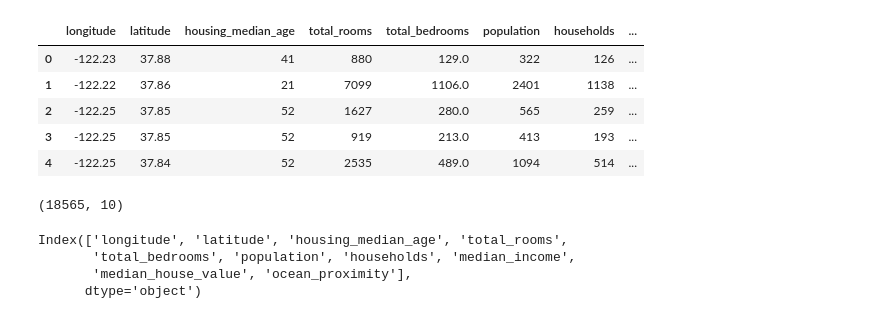
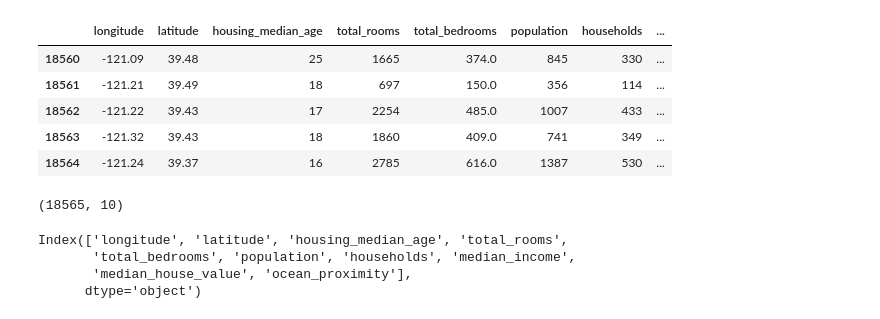
Before and after one commit to Meghnagopi/house-price-prediction-, a Jupyter notebook: Untitled1.ipynb, the cells around one changed output. Drawn from its saved outputs; the diff is of its cells as text; code cells hidden in the pictures.

```diff
--- a/Untitled1.ipynb
+++ b/Untitled1.ipynb
@@ -6,13 +7,15 @@ from matplotlib import pyplot as plt
 import matplotlib
 matplotlib.rcParams["figure.figsize"] = (20,10)
 # %%
+#Loading the data and basic overview
 df1 = pd.read_csv("house_price.csv")
 df1.head()
+df1.tail()
 # %% [output]
 |  | longitude | latitude | housing_median_age | total_rooms | total_bedrooms | population | households | ... |
-| 0 | -122.23 | 37.88 | 41 | 880 | 129.0 | 322 | 126 | ... |
-| 1 | -122.22 | 37.86 | 21 | 7099 | 1106.0 | 2401 | 1138 | ... |
-| 2 | -122.25 | 37.85 | 52 | 1627 | 280.0 | 565 | 259 | ... |
-| 3 | -122.25 | 37.85 | 52 | 919 | 213.0 | 413 | 193 | ... |
-| 4 | -122.25 | 37.84 | 52 | 2535 | 489.0 | 1094 | 514 | ... |
+| 18560 | -121.09 | 39.48 | 25 | 1665 | 374.0 | 845 | 330 | ... |
+| 18561 | -121.21 | 39.49 | 18 | 697 | 150.0 | 356 | 114 | ... |
+| 18562 | -121.22 | 39.43 | 17 | 2254 | 485.0 | 1007 | 433 | ... |
+| 18563 | -121.32 | 39.43 | 18 | 1860 | 409.0 | 741 | 349 | ... |
+| 18564 | -121.24 | 39.37 | 16 | 2785 | 616.0 | 1387 | 530 | ... |
 # %%
```
Also changed, not shown: parts of 17 cells of this notebook.
